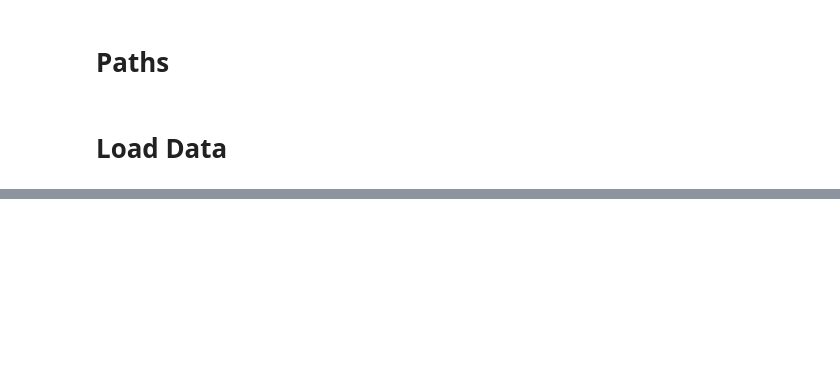
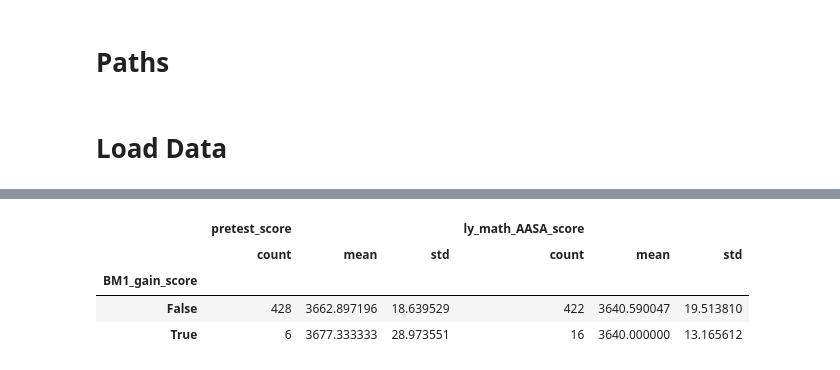
Before and after one commit to robertdcarlisle/2026-Summer-Bridge, a Jupyter notebook: notebooks/analysis.ipynb, the cells around one changed output, grey strips where cells are left out. Saved outputs shown, nothing was run; the diff lists cells and outputs as text; code cells hidden in the pictures; blank space fills up the shorter version.

```diff
--- a/notebooks/analysis.ipynb
+++ b/notebooks/analysis.ipynb
@@ -54,0 +157,14 @@ df.head()
+# %%
+df['intervention'] = df['intervention'].astype('category')
+
+df["intervention"] = df["intervention"].cat.reorder_categories(
+    ["Lab", "In-Person", "Online"],
+    ordered=False
+)
+
+model_growth = smf.ols(
+    "BM1_gain_score ~ C(intervention) + pretest_score + ly_math_AASA_score",
+    data=df
+).fit(cov_type="HC3")
+
+print(model_growth.summary())
@@ -54,0 +262,10 @@ df.head()
+# %%
+# compare baseline vars by missingness
+missing = df['BM1_gain_score'].isna()
+df.groupby(missing)[['pretest_score','ly_math_AASA_score']].agg(['count','mean','std'])
+# %% [output]
+|  | pretest_score |  |  | ly_math_AASA_score |  |  |
+|  | count | mean | std | count | mean | std |
+| BM1_gain_score |  |  |  |  |  |  |
+| False | 428 | 3662.897196 | 18.639529 | 422 | 3640.590047 | 19.513810 |
+| True | 6 | 3677.333333 | 28.973551 | 16 | 3640.000000 | 13.165612 |
```
Also changed, not shown: parts of 31 cells of this notebook.
